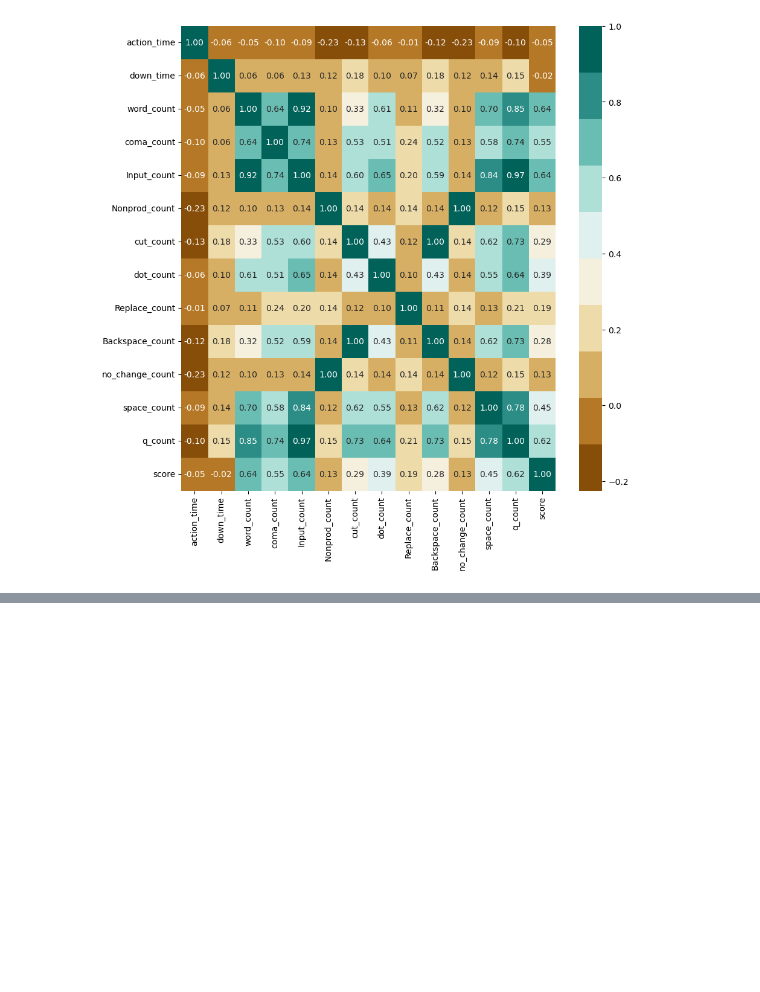
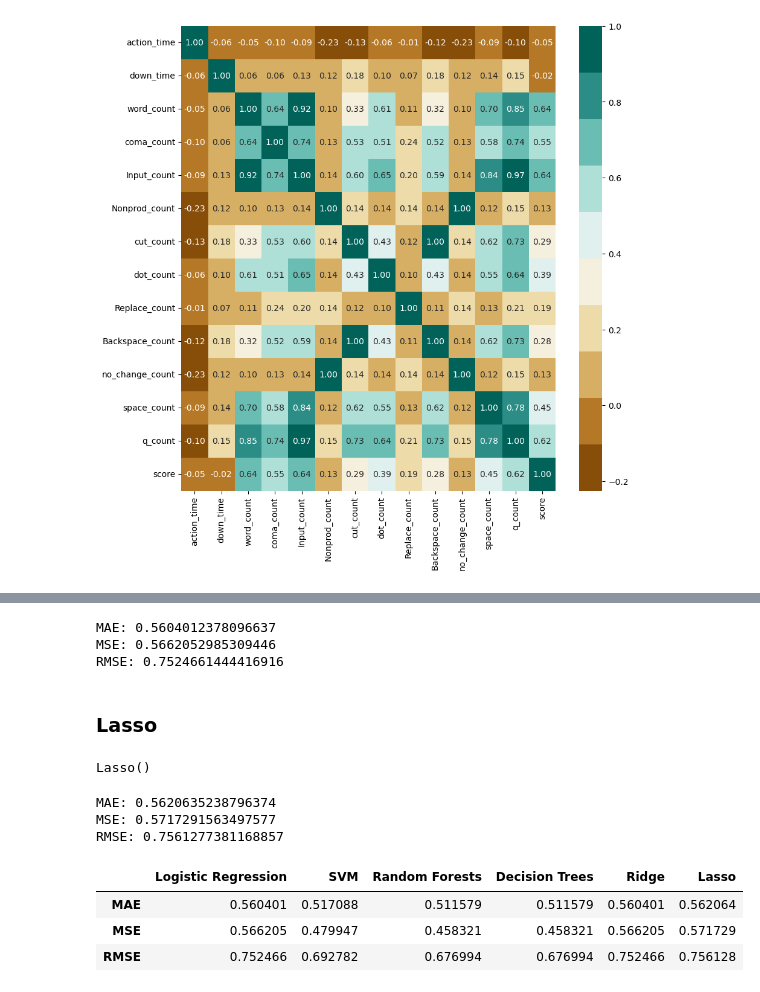
Before and after one commit to PiotrDratwa/Writing_quality_projections, a Jupyter notebook: Linking Writing Processes to Writing Quality.ipynb, the cells around one changed output, grey strips where cells are left out. Saved outputs shown, nothing was run; the diff lists cells and outputs as text; code cells hidden in the pictures; blank space fills up the shorter version.

```diff
--- a/Linking Writing Processes to Writing Quality.ipynb
+++ b/Linking Writing Processes to Writing Quality.ipynb
@@ -373,0 +518,12 @@ plt.show()
+# %%
+print('MAE:', metrics.mean_absolute_error(y_test, R_predictions))
+print('MSE:', metrics.mean_squared_error(y_test, R_predictions))
+print('RMSE:', np.sqrt(metrics.mean_squared_error(y_test, R_predictions)))
+acc = np.array([metrics.mean_absolute_error(y_test, R_predictions), metrics.mean_squared_error(y_test, R_predictions), np.sqrt(metrics.mean_squared_error(y_test, R_predictions))])
+accuracy_compare['Ridge'] = acc
+# %% [output]
+MAE: 0.5604012378096637
+MSE: 0.5662052985309446
+RMSE: 0.7524661444416916
+# %% [markdown]
+### Lasso
@@ -373,0 +532,5 @@ plt.show()
+# %%
+Lmodel = Lasso()
+Lmodel.fit(X_train,y_train)
+# %% [output]
+Lasso()
@@ -373,0 +539,17 @@ plt.show()
+# %%
+print('MAE:', metrics.mean_absolute_error(y_test, L_predictions))
+print('MSE:', metrics.mean_squared_error(y_test, L_predictions))
+print('RMSE:', np.sqrt(metrics.mean_squared_error(y_test, L_predictions)))
+acc = np.array([metrics.mean_absolute_error(y_test, L_predictions), metrics.mean_squared_error(y_test, L_predictions), np.sqrt(metrics.mean_squared_error(y_test, L_predictions))])
+accuracy_compare['Lasso'] = acc
+# %% [output]
+MAE: 0.5620635238796374
+MSE: 0.5717291563497577
+RMSE: 0.7561277381168857
+# %%
+accuracy_compare
+# %% [output]
+|  | Logistic Regression | SVM | Random Forests | Decision Trees | Ridge | Lasso |
+| MAE | 0.560401 | 0.517088 | 0.511579 | 0.511579 | 0.560401 | 0.562064 |
+| MSE | 0.566205 | 0.479947 | 0.458321 | 0.458321 | 0.566205 | 0.571729 |
+| RMSE | 0.752466 | 0.692782 | 0.676994 | 0.676994 | 0.752466 | 0.756128 |
```
Also changed, not shown: parts of 47 cells of this notebook.
